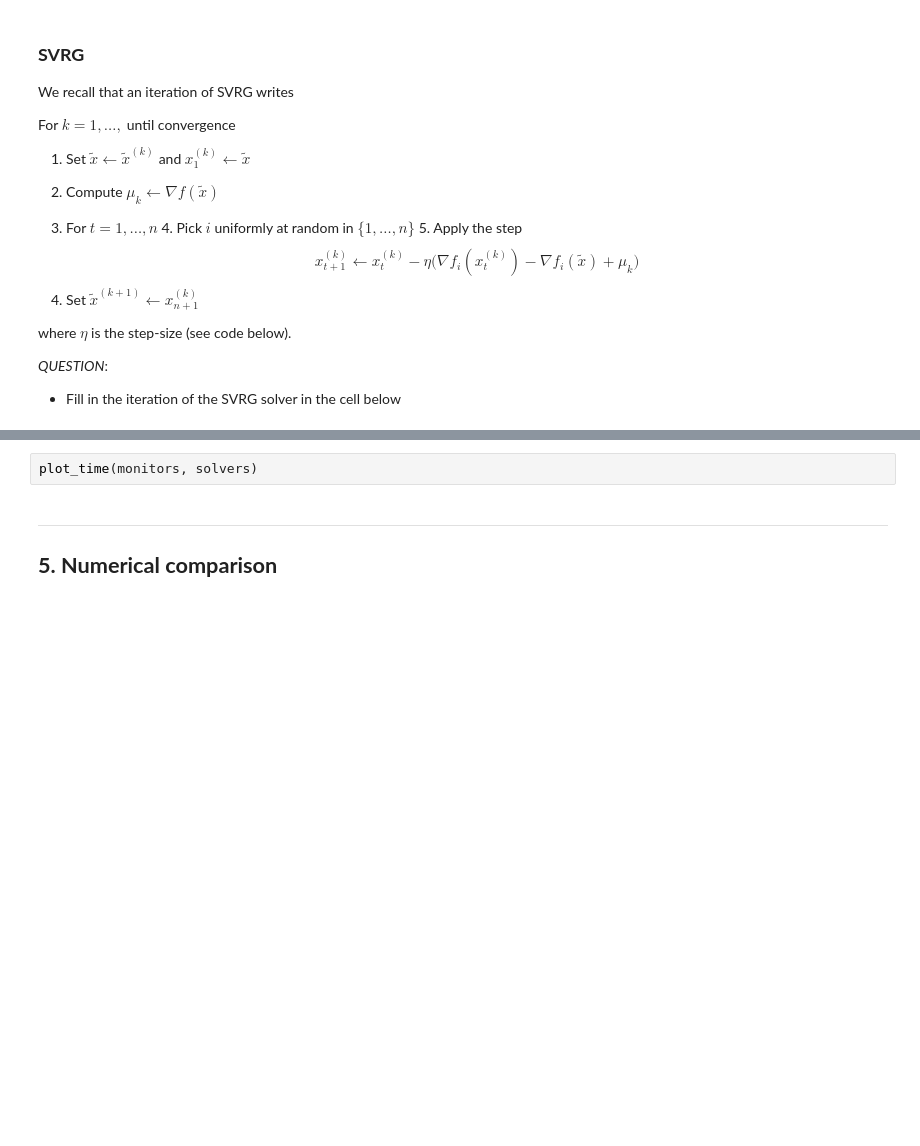
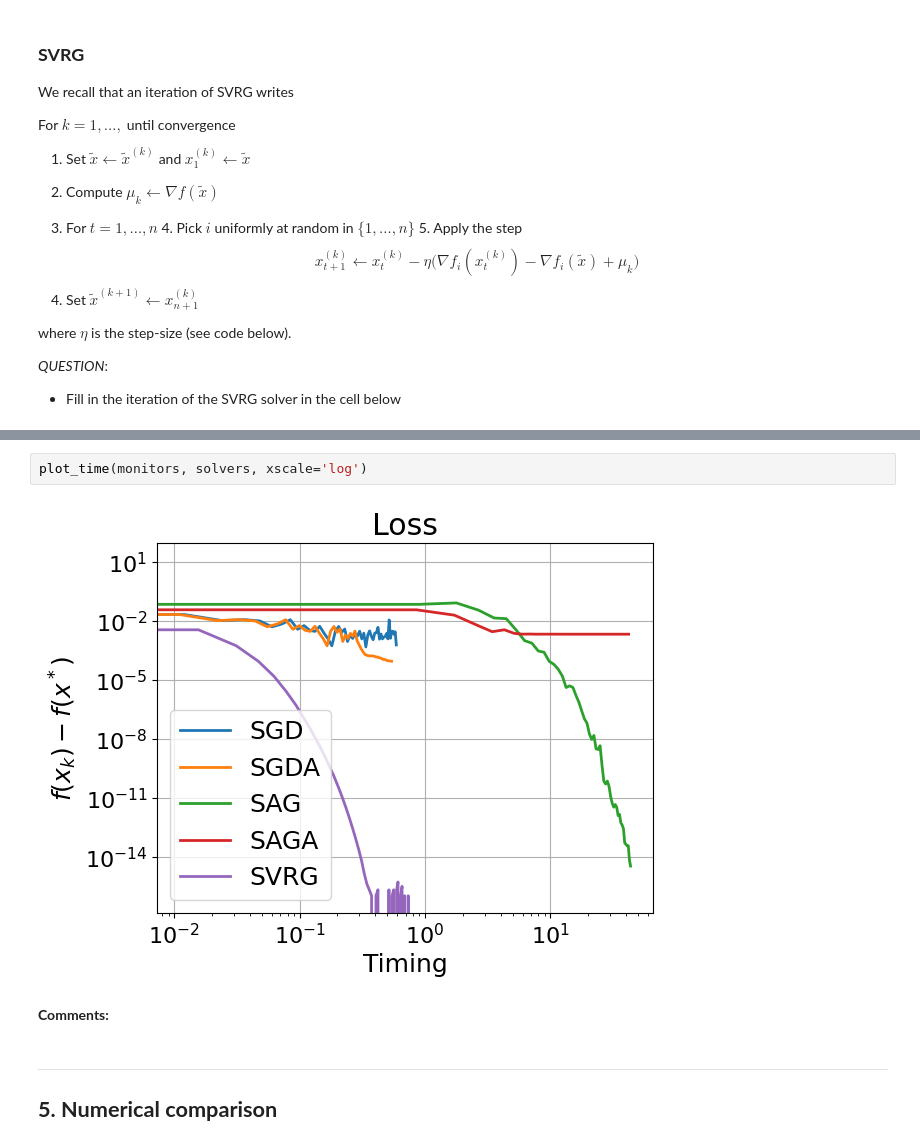
Before and after one commit to BryanBradfo/optimisation-algorithms, a Jupyter notebook: lab2_chen_bryan_and_devilder_alice.ipynb, the cells around one changed output, grey strips where cells are left out. Drawn from its saved outputs; the diff is of its cells as text; blank space fills up the shorter version.

```diff
--- a/lab2_chen_bryan_and_devilder_alice.ipynb
+++ b/lab2_chen_bryan_and_devilder_alice.ipynb
@@ -865,5 +873,9 @@ plot_epochs(monitors, solvers)
 # %%
-plot_time(monitors, solvers)
+plot_time(monitors, solvers, xscale='log')
+# %% [output]
+[figure, added]
+# %% [markdown]
+**Comments:**
 # %% [markdown]
 ----
 
```
Also changed, not shown: parts of 41 cells of this notebook.
